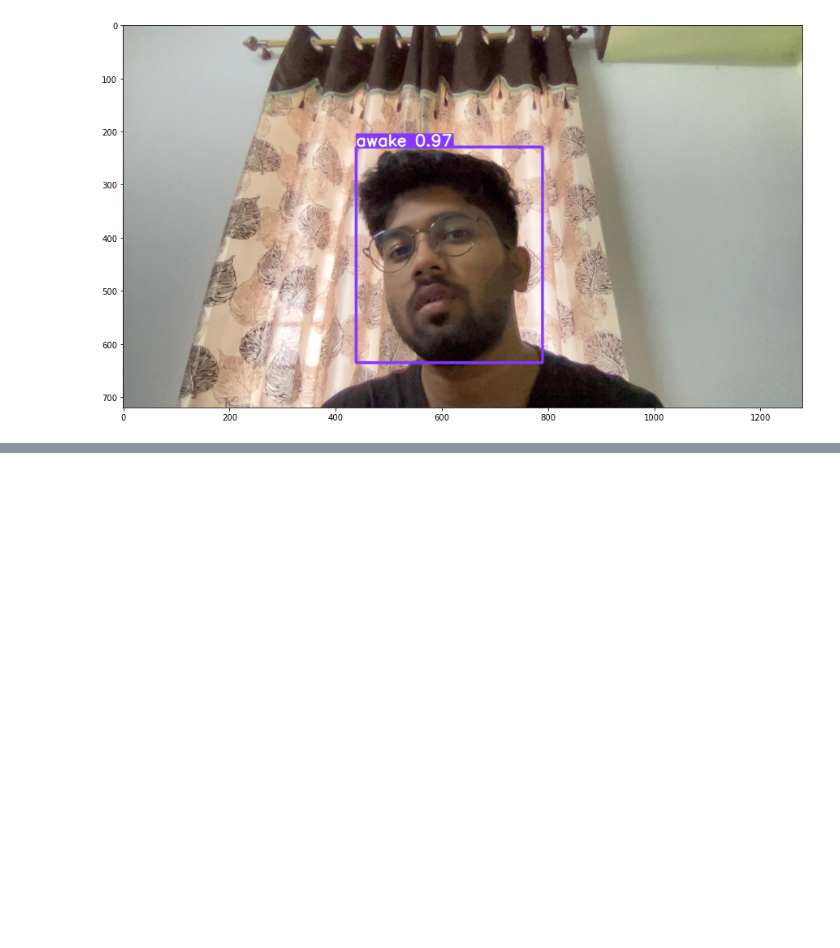
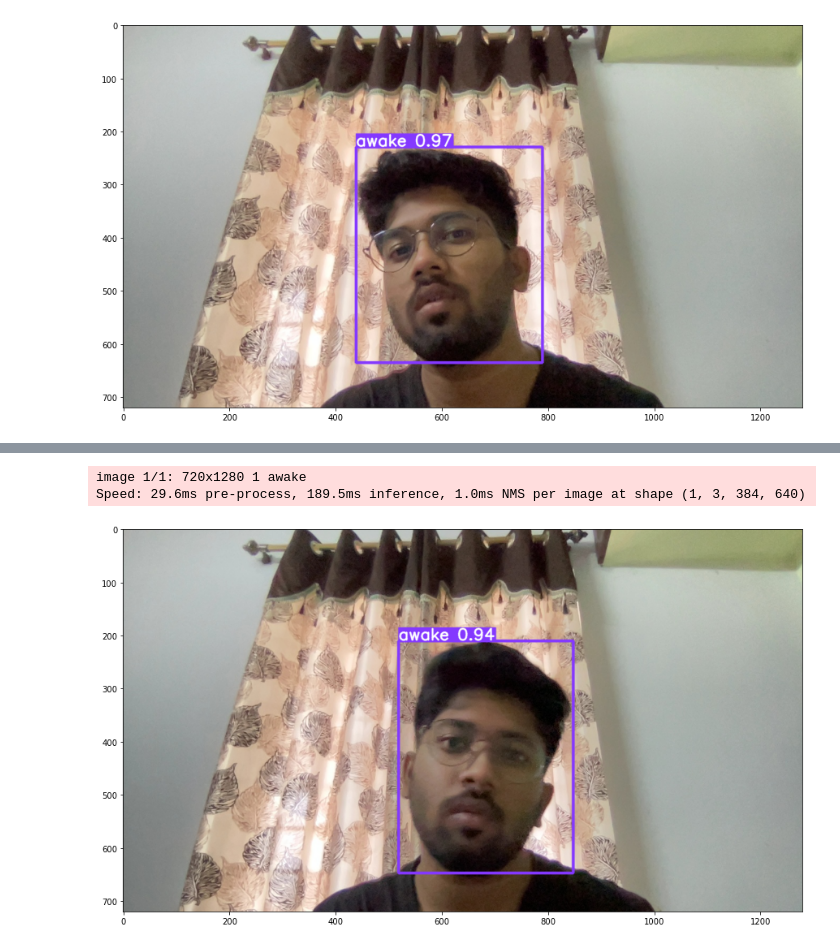
Before and after one commit to SamarpanDas/Drowsiness_Detection_YOLO, a Jupyter notebook: Code/main.ipynb, the cells around one changed output, grey strips where cells are left out. Drawn from its saved outputs; the diff is of its cells as text; code cells hidden in the pictures; blank space fills up the shorter version.

```diff
--- a/Code/main.ipynb
+++ b/Code/main.ipynb
@@ -312,0 +371,14 @@ SyntaxError: EOF while scanning triple-quoted string literal (<ipython-input-31-
+# %%
+imgPath = os.path.join('data', 'testerImgs', '3fbecb20-3e4d-11ed-9935-6e398c2a0c80.jpg')
+# %%
+results = model(imgPath)
+results.print()
+
+%matplotlib inline
+plt.figure(figsize=(15,10))
+plt.imshow(np.squeeze(results.render()))
+plt.show()
+# %% [output]
+image 1/1: 720x1280 1 awake
+Speed: 29.6ms pre-process, 189.5ms inference, 1.0ms NMS per image at shape (1, 3, 384, 640)
+[figure, added]
```
Also changed, not shown: parts of 38 cells of this notebook, 9 other files.
